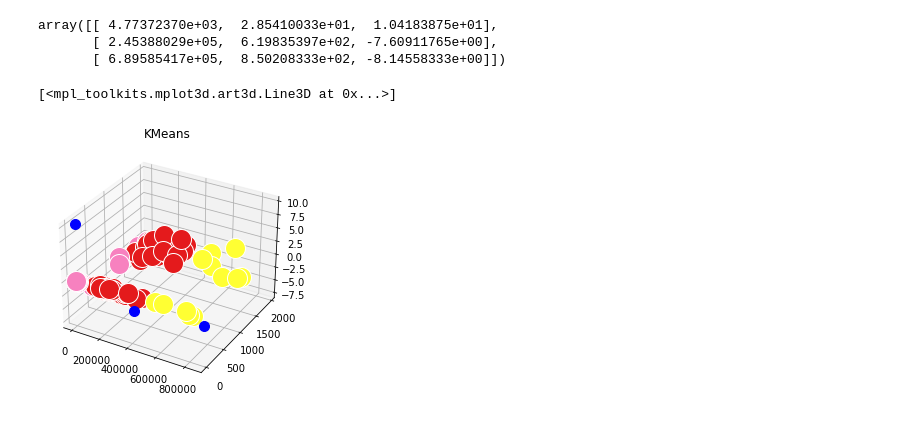
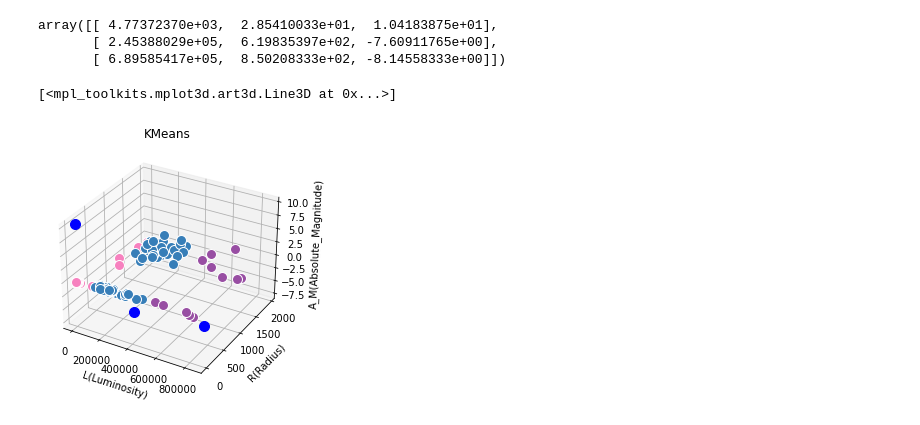
Before and after one commit to mattebasta/MachineLearning, a Jupyter notebook: Clustering Stelle/clustering_a_tre_feature(A_M,R,L).ipynb, the cells around one changed output. Cells and saved outputs as stored; diff of their text form; code cells hidden in the pictures.

```diff
--- a/Clustering Stelle/clustering_a_tre_feature(A_M,R,L).ipynb
+++ b/Clustering Stelle/clustering_a_tre_feature(A_M,R,L).ipynb
@@ -256,41 +256,35 @@ array([[ 4.77372370e+03,  2.85410033e+01,  1.04183875e+01],
 fig=plt.figure()
 ax = fig.add_subplot(projection='3d')
 fig.subplots_adjust(left=0.02, right=0.98, bottom=0.05, top=0.9)
-colors=['#F781BF','#FFFF33','#984EA3','#377EB8','#E41A1C','#120042']
+colors=['#F781BF','#377EB8','#984EA3','#FFFF33','#E41A1C','#120042']
 ax.set_title('KMeans')
 
 for i in range(len(X_arr)):
     c = colors[Y_arr[i]]
     # plot original data
 ax.plot(X_arr[i][0], X_arr[i][1],'w',
             markerfacecolor=c, marker='o', markersize=10)  # original data
     # plot estimate data
 
 for elem in predicted:
     x_elem, y_elem, z_elem = elem[0]
 
     if elem[1] == 0:
         c = colors[0]
     elif elem[1] == 1:
-        c = colors[4]
+        c = colors[1]
     elif elem[1] == 2:
-        c = colors[1]
-    elif elem[1] == 3:
-        c = colors[3]
-    elif elem[1] == 4:
         c = colors[2]
-    elif elem[1] == 5:
-        c = colors[5]
     else:
         c = "gray"
 
     ax.plot(x_elem, y_elem, 'w',
-           markerfacecolor=c, marker='o', markersize=20)   # predicted data
-
+           markerfacecolor=c, marker='o', markersize=10)   # predicted data
+    ax.set(xlabel='L(Luminosity)',ylabel='R(Radius)',zlabel='A_M(Absolute_Magnitude)')
 # cluster centers
 ax.plot(clusters[0][0],clusters[0][1],clusters[0][2],'bo',markersize=10)
 ax.plot(clusters[1][0],clusters[1][1],clusters[1][2],'bo',markersize=10)
 ax.plot(clusters[2][0],clusters[2][1],clusters[2][2],'bo',markersize=10)
 # %% [output]
 [<mpl_toolkits.mplot3d.art3d.Line3D at 0x...>]
-[figure, old version]
+[figure, new version]
```
Also changed, not shown: parts of 2 cells of this notebook, 6 other files.
